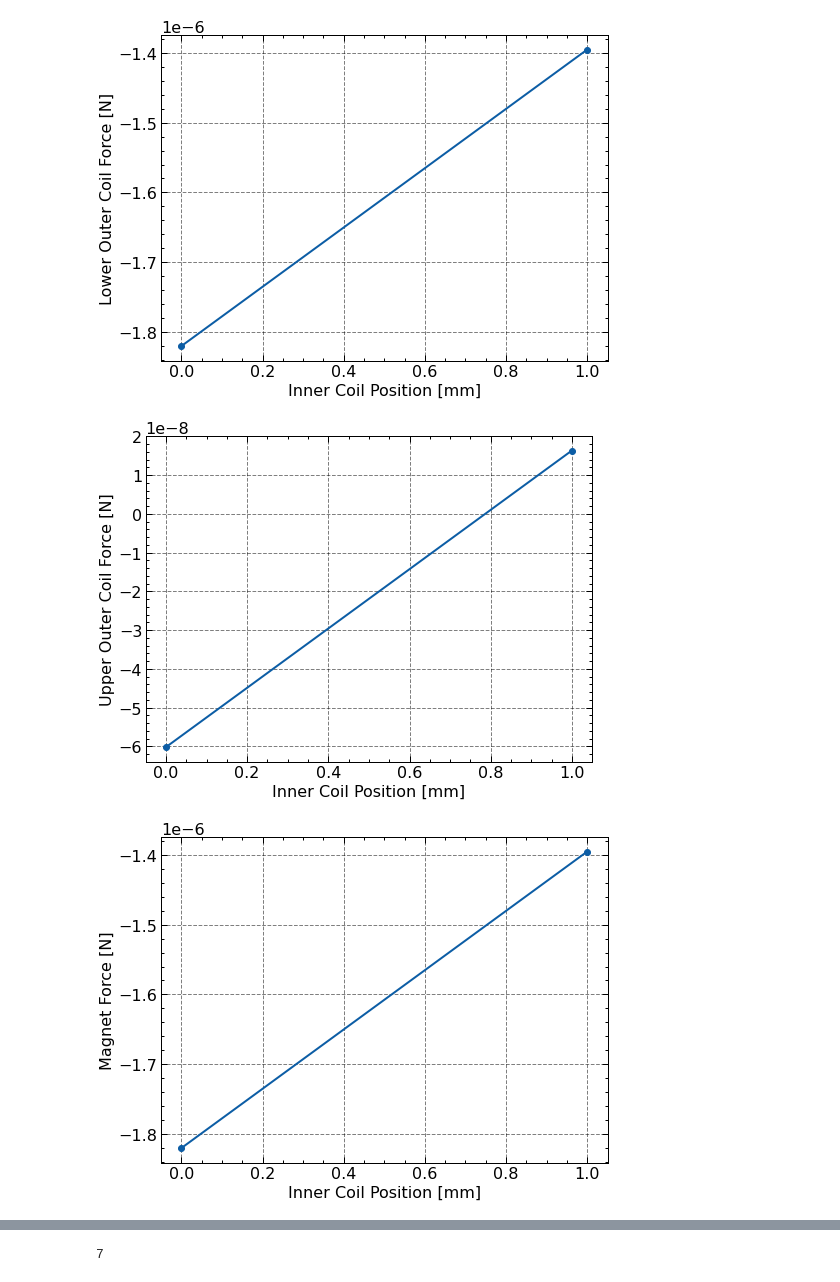
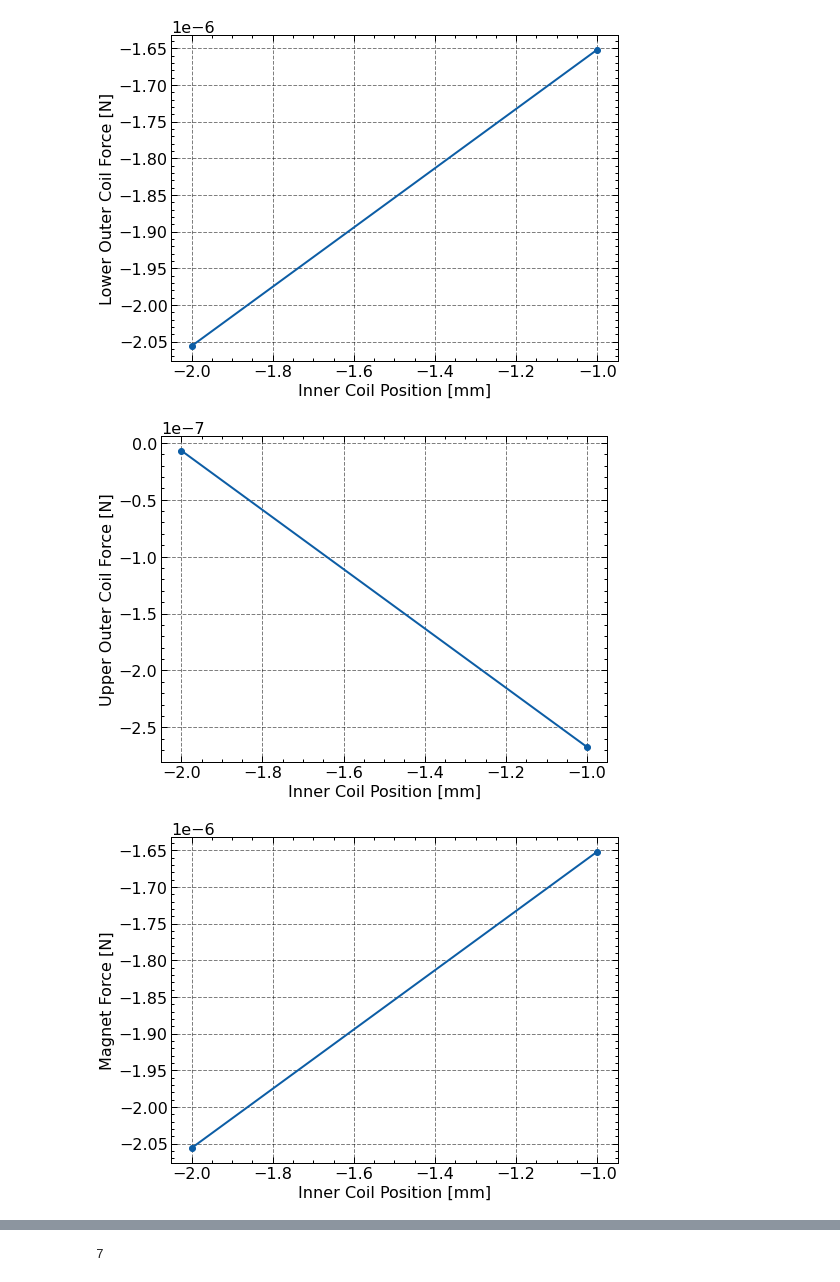
Before and after one commit to beginner117/sim-lvdt, a Jupyter notebook: Kumar/small_F0_mirrortower.ipynb, the cells around one changed output, grey strips where cells are left out. Cells and saved outputs as stored; diff of their text form; code cells hidden in the pictures.

```diff
--- a/Kumar/small_F0_mirrortower.ipynb
+++ b/Kumar/small_F0_mirrortower.ipynb
@@ -14,7 +14,8 @@ femm.newdocument(0)
 outputfile = 'small_F0_MirrorTower_1mA_32AWG_6_5_5.out'
 NSteps = 1
 StepSize = 1
-Upp_Inncoil_Offset = 0
+Upp_Inncoil_Offset = -2
+lv = 0
 
 sensor = design.Sensortype(1, 0, 0)
 femm.mi_probdef(sensor.para()[1], 'millimeters', 'axi', 1.0e-10)
@@ -127,40 +128,42 @@ class Length():
     def upp_outcoil(self):
         UppOutCoil_TotalWire = 0
         for i in range(0, geo.outcoil()[2]):
-
             circ = 2 * np.pi * (geo.outcoil()[1] + i * (wire.prop31()[0] + wire.prop31()[1] * 2))
             UppOutCoil_TotalWire += circ * position.upp_outcoil()[3]
-        print("Total length of wire (mm):", UppOutCoil_TotalWire)
+        print("Total length of upp outcoil wire (mm):", UppOutCoil_TotalWire)
         print("\n")
         return UppOutCoil_TotalWire
     def low_outcoil(self):
         LowOutCoil_TotalWire = 0
         for i in range(0, geo.outcoil()[2]):
-
             circ = 2 * np.pi * (geo.outcoil()[1] + i * (wire.prop31()[0] + wire.prop31()[1] * 2))
             LowOutCoil_TotalWire += circ * position.low_outcoil()[3]
-        print("Total length of wire (mm):", LowOutCoil_TotalWire)
+        print("Total length of low outcoil wire (mm):", LowOutCoil_TotalWire)
         print("\n")
         return LowOutCoil_TotalWire
     def Low_Inncoil(self):
         Low_Inncoil_TotalWire = 0
         for i in range(0, geo.Low_Inncoil()[2]):
-
             circ = 2 * np.pi * (geo.Low_Inncoil()[1] + i * (wire.prop31()[0] + wire.prop31()[1] * 2))
             Low_Inncoil_TotalWire += circ * position.Low_Inncoil()[3]
-        print("Total length of wire (mm):", Low_Inncoil_TotalWire)
+        print("Total length of low inncoil wire (mm):", Low_Inncoil_TotalWire)
         print("\n")
         return Low_Inncoil_TotalWire
     def Upp_Inncoil(self):
         Upp_Inncoil_TotalWire = 0
         for i in range(0, geo.Upp_Inncoil()[2]):
-
             circ = 2 * np.pi * (geo.Upp_Inncoil()[1] + i * (wire.prop31()[0] + wire.prop31()[1] * 2))
             Upp_Inncoil_TotalWire += circ * position.Low_Inncoil()[3]
-        print("Total length of wire (mm):", Upp_Inncoil_TotalWire)
+        print("Total length of upp inncoil wire (mm):", Upp_Inncoil_TotalWire)
         print("\n")
         return Upp_Inncoil_TotalWire
 length = Length()
+length.upp_outcoil()
+length.low_outcoil()
+length.Low_Inncoil()
+length.Upp_Inncoil()
+Inn_resistance = (4*length.Low_Inncoil()*0.001)/(wire.prop32()[3]*3.14*(wire.prop32()[0]**2))
+print(Inn_resistance)
 
 class Modelling():
     def __init__(self):
@@ -204,8 +207,12 @@ class Modelling():
     femm.mi_clearselected()
 
     # LowInnerCoil Structure
+
     femm.mi_drawrectangle(geo.Low_Inncoil()[1], position.Low_Inncoil()[2], position.Low_Inncoil()[0], position.Low_Inncoil()[1])
-    femm.mi_addcircprop(position.Low_Inncoil()[5], sensor.para()[0], 1)
+    if lv == 0:
+        femm.mi_addcircprop(position.Low_Inncoil()[5], sensor.para()[0], 1)
+    if lv == 1:
+        femm.mi_addcircprop(position.Low_Inncoil()[5], sensor.para()[2], 1)
     if wire.inncoil_material == "31 AWG":
         femm.mi_addmaterial('31 AWG', 1, 1, 0, 0, 58, 0, 0, 1, 3, 0, 0, 1, 0.2261)
     if wire.inncoil_material == "32 AWG":
@@ -364,6 +371,12 @@ class Modelling():
     UppOutCoil_Forces = np.zeros(NSteps+1)
     LowOutCoil_Forces = np.zeros(NSteps+1)
     Magnet_Forces = np.zeros(NSteps+1)
+    block_forces = np.zeros(7)
+
+    UppOutCoil_Voltages = np.zeros(NSteps + 1).astype(complex)
+    LowOutCoil_Voltages = np.zeros(NSteps + 1).astype(complex)
+    InnCoil_Voltages = np.zeros(NSteps + 1).astype(complex)
+
     InnCoil_Positions = np.zeros(NSteps+1)
     MetaData = np.zeros(NSteps+1)
 
@@ -404,11 +417,32 @@ class Computation_loop():
         femm.mo_groupselectblock(5)
         Magn_Force19 = femm.mo_blockintegral(19)
         femm.mo_clearblock()
-
+        '''
+        for i in range(0,8):
+            femm.mo_groupselectblock(i+6)
+            block_for19 = femm.mo_blockintegral(19)
+            femm.mo_clearblock()
+            modelled.block_forces[i] = block_for19
+        '''
         print("Upper Outer Coil force = ",UppOut_Force19, "Lower Outer Coil force = ", LowOut_Force19, "Magnet force = ", Magn_Force19)
         modelled.UppOutCoil_Forces[i] = UppOut_Force19
         modelled.LowOutCoil_Forces[i] = LowOut_Force19
         modelled.Magnet_Forces[i] = Magn_Force19
+
+
+        if lv == 1:
+            UppOutCoil_I, UppOutCoil_V, UppOutCoil_FluxLink = femm.mo_getcircuitproperties(position.upp_outcoil()[5])
+            print("Upper OuterCoil: I= {:.3f}, V = {:.6f} ".format(UppOutCoil_I, UppOutCoil_V))
+            modelled.UppOutCoil_Voltages[i] = UppOutCoil_V
+
+            LowOutCoil_I, LowOutCoil_V, LowOutCoil_FluxLink = femm.mo_getcircuitproperties(position.low_outcoil()[5])
+            print("Lower OuterCoil: I= {:.3f}, V = {:.6f} ".format(LowOutCoil_I, LowOutCoil_V))
+            modelled.LowOutCoil_Voltages[i] = LowOutCoil_V
+
+            InnCoil_I, InnCoil_V, InnCoil_FluxLink = femm.mo_getcircuitproperties(position.inncoil()[5])
+            print("InnerCoil: I= {:.3f}, V = {:.8f} ".format(InnCoil_I, InnCoil_V))
+            modelled.InnCoil_Voltages[i] = InnCoil_V
+
        # Translate inner coil to different distance
         femm.mi_selectgroup(4)
         femm.mi_selectgroup(3)
@@ -419,7 +453,7 @@ print(modelled.InnCoil_Positions)
 print(modelled.UppOutCoil_Forces)
 print(modelled.LowOutCoil_Forces)
 print(modelled.Magnet_Forces)
-
+#print(modelled.block_forces)
 if NSteps > 2:
    modelled.MetaData[0] = NSteps
    modelled.MetaData[1] = StepSize
@@ -520,3 +563,3 @@ Upper Outer Coil force =  1.63553378347001e-08 Lower Outer Coil force =  -1.3950
-[figure, old version]
+[figure, new version]
-[figure, old version]
+[figure, new version]
-[figure, old version]
+[figure, new version]
```
Also changed, not shown: parts of 1 cell of this notebook, 5 other files.
